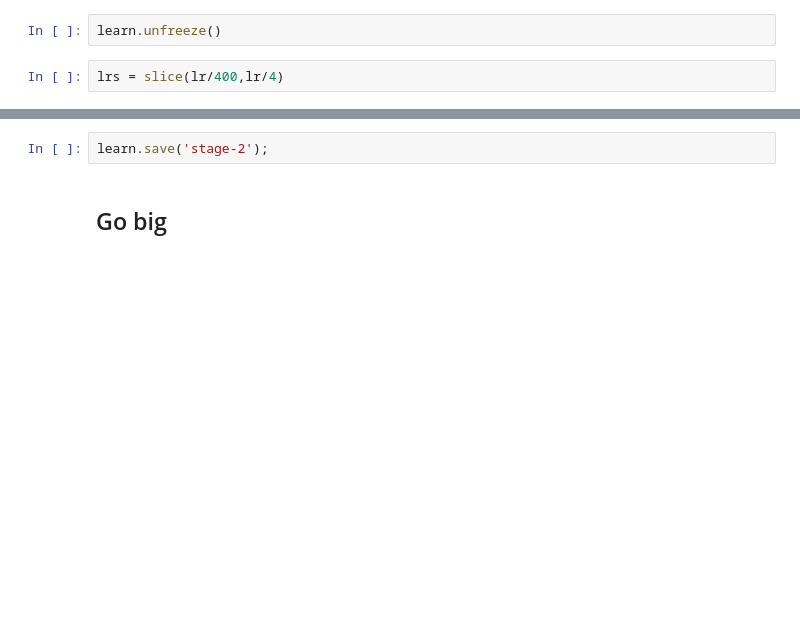
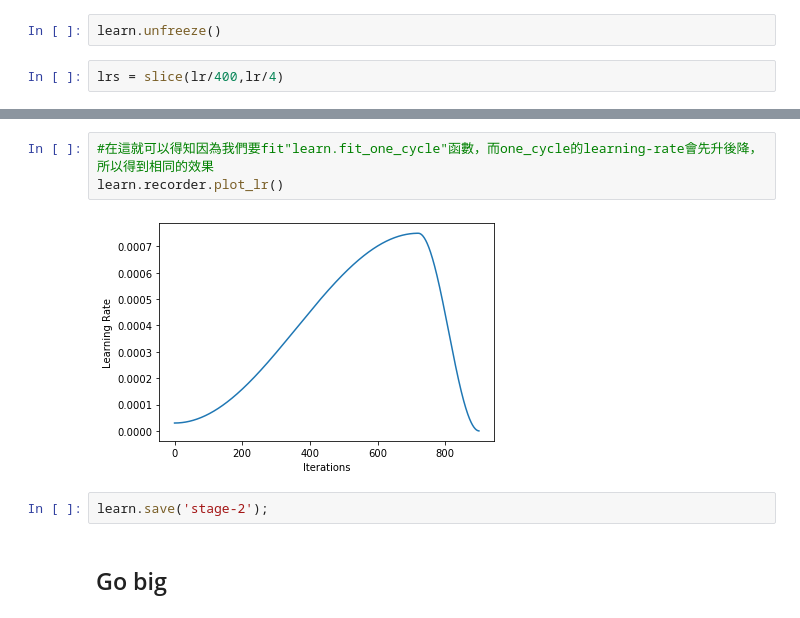
Before and after one commit to ActionMichael/fastai-learning-Rev.2019, a Jupyter notebook: lesson3-camvid.ipynb, the cells around one changed output, grey strips where cells are left out. Saved outputs shown, nothing was run; the diff lists cells and outputs as text; blank space fills up the shorter version.

```diff
--- a/lesson3-camvid.ipynb
+++ b/lesson3-camvid.ipynb
@@ -215,3 +264,8 @@ Total time: 06:39
+# %%
+#在這就可以得知因為我們要fit"learn.fit_one_cycle"函數，而one_cycle的learning-rate會先升後降，所以得到相同的效果
+learn.recorder.plot_lr()
+# %% [output]
+[figure, added]
 # %%
 learn.save('stage-2');
 # %% [markdown]
```
Also changed, not shown: parts of 14 cells of this notebook.
